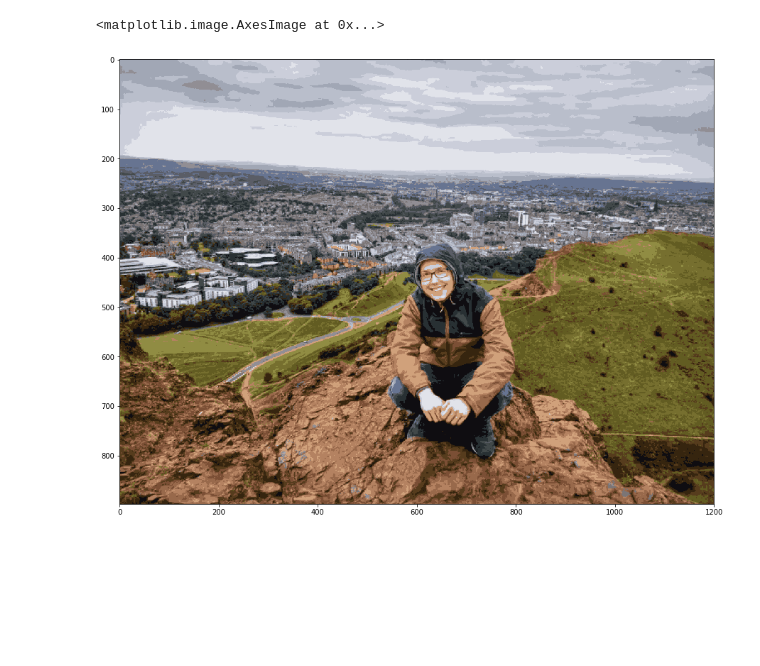
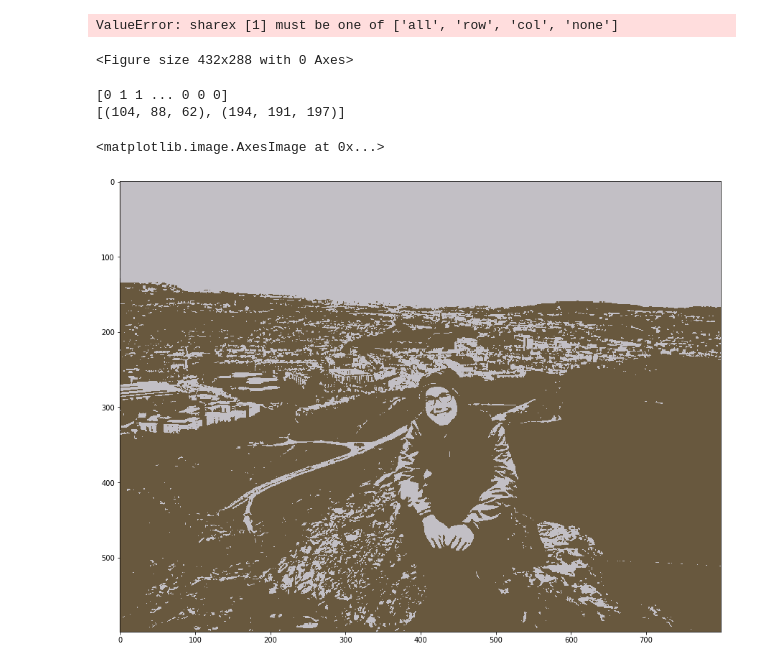
Before and after one commit to SimonSebechlebsky/vos2-clustering, a Jupyter notebook: image-compression.ipynb, the cells around one changed output. Drawn from its saved outputs; the diff is of its cells as text; code cells hidden in the pictures; blank space fills up the shorter version.

Commit message:
compression

```diff
--- a/image-compression.ipynb
+++ b/image-compression.ipynb
@@ -75,17 +95,22 @@ def compress_pixel_array(labels, compressed_colors):
 compressed_array = np.array(compress_pixel_array(kmeans.labels_, compressed_colors))
 # %%
 compressed_img = compressed_array.reshape(img.shape[0],img.shape[1],3)
-fig, ax = subplots(figsize=(15, 17))
+fig, ax = plt.subplots(1,2,1,figsize=(15, 17))
 ax.imshow(compressed_img, interpolation="nearest")
+fig, ax = plt.subplots(1,2,2,figsize=(15, 17))
+ax.imshow(compressed_img, interpolation="nearest")
+plt.show()
 # %% [output]
-<matplotlib.image.AxesImage at 0x...>
+ValueError: sharex [1] must be one of ['all', 'row', 'col', 'none']
-[figure, removed]
+<Figure size 432x288 with 0 Axes>
 # %%
-# def compress_image(color_count, img):
-#     pixel_array = img.reshape(img.shape[0]*img.shape[1],3)
-#     kmeans = KMeans(n_clusters=color_count).fit(pixel_array)
-#     labels_img = kmeans.labels_.reshape(img.shape[0],img.shape[1])
-#     compressed_colors = get_compressed(pixel_array, kmeans.labels_, color_count)
-#     compressed_array = np.array(compress_pixel_array(kmeans.labels_, compressed_colors))
-#     compressed_img = compressed_array.reshape(img.shape[0],img.shape[1],3)
-#     return compressed_img
+def compress_image(color_count, img):
+    pixel_array = img.reshape(img.shape[0]*img.shape[1],3)
+    kmeans = KMeans(n_clusters=color_count).fit(pixel_array)
+    labels_img = kmeans.labels_.reshape(img.shape[0],img.shape[1])
+    print(kmeans.labels_)
+    compressed_colors = get_compressed(pixel_array, kmeans.labels_, color_count)
+    print(compressed_colors)
+    compressed_array = np.array(compress_pixel_array(kmeans.labels_, compressed_colors))
+    compressed_img = compressed_array.reshape(img.shape[0],img.shape[1],3)
+    return compressed_img
@@ -95,0 +117,9 @@ ax.imshow(compressed_img, interpolation="nearest")
+# %%
+img2 = compress_image(2, img)
+fig, ax = subplots(figsize=(15, 17))
+ax.imshow(img2, interpolation="nearest")
+# %% [output]
+[0 1 1 ... 0 0 0]
+[(104, 88, 62), (194, 191, 197)]
+<matplotlib.image.AxesImage at 0x...>
+[figure, added]
```
Also changed, not shown: parts of 15 cells of this notebook, 3 other files.
